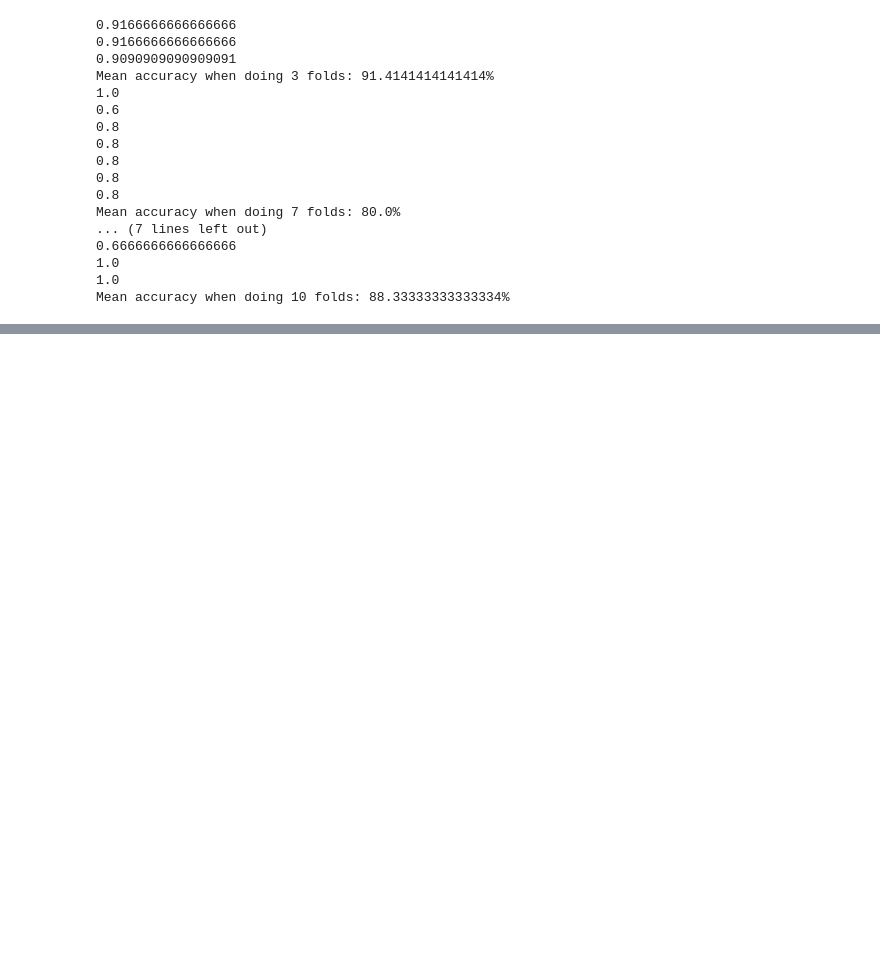
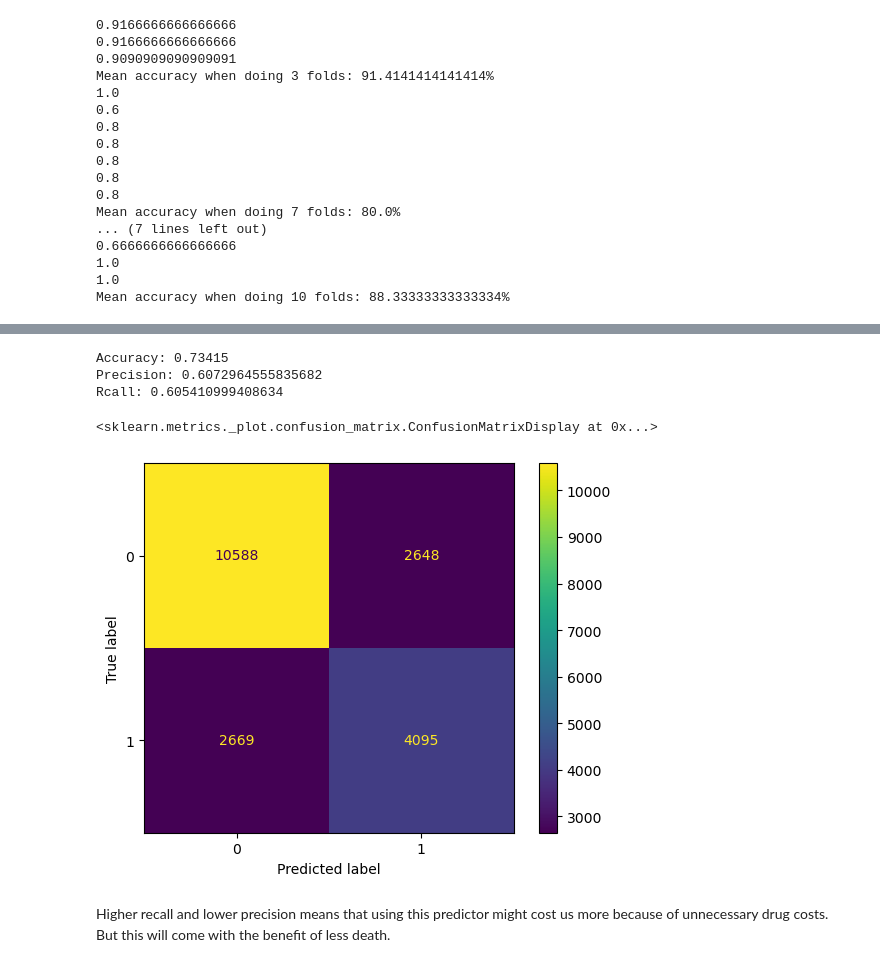
Before and after one commit to ATheCoder/pattern-project-2, a Jupyter notebook: main.ipynb, the cells around one changed output, grey strips where cells are left out. Cells and saved outputs as stored; diff of their text form; code cells hidden in the pictures; blank space fills up the shorter version.

```diff
--- a/main.ipynb
+++ b/main.ipynb
@@ -71,0 +107,28 @@ Mean accuracy when doing 10 folds: 88.33333333333334%
+# %%
+from sklearn.tree import DecisionTreeClassifier
+
+adaBoost_clf = DecisionTreeClassifier()
+
+adaBoost_clf.fit(X_train, Y_train)
+
+preds = adaBoost_clf.predict(X_test)
+# %%
+from sklearn.metrics import ConfusionMatrixDisplay, precision_score, recall_score, accuracy_score
+
+accuracy = accuracy_score(Y_test, preds)
+precision = precision_score(Y_test, preds)
+recall = recall_score(Y_test, preds)
+
+print(f"Accuracy: {accuracy}")
+print(f"Precision: {precision}")
+print(f"Rcall: {recall}")
+
+ConfusionMatrixDisplay.from_predictions(Y_test, preds)
+# %% [output]
+Accuracy: 0.73415
+Precision: 0.6072964555835682
+Rcall: 0.605410999408634
+<sklearn.metrics._plot.confusion_matrix.ConfusionMatrixDisplay at 0x...>
+[figure, added]
+# %% [markdown]
+Higher recall and lower precision means that using this predictor might cost us more because of unnecessary drug costs. But this will come with the benefit of less death.
```
Also changed, not shown: parts of 15 cells of this notebook.
